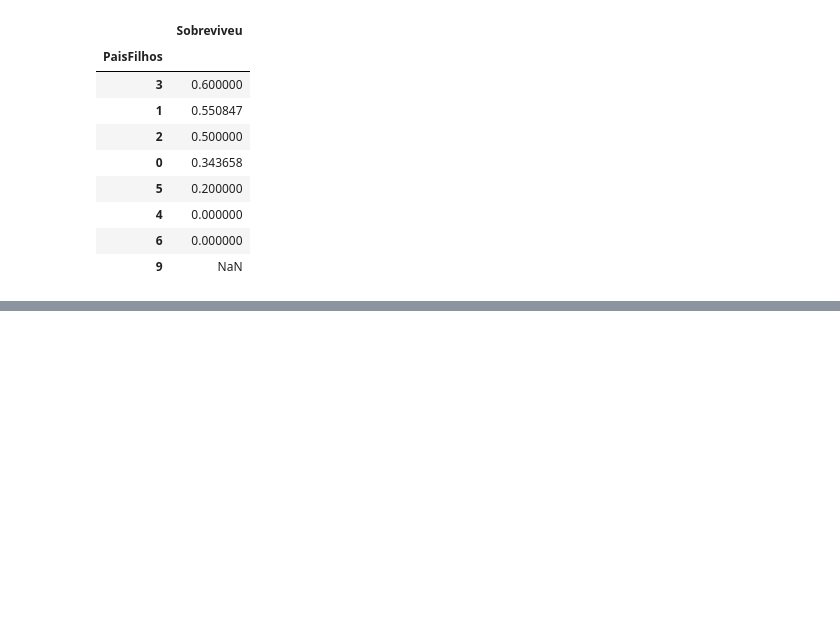
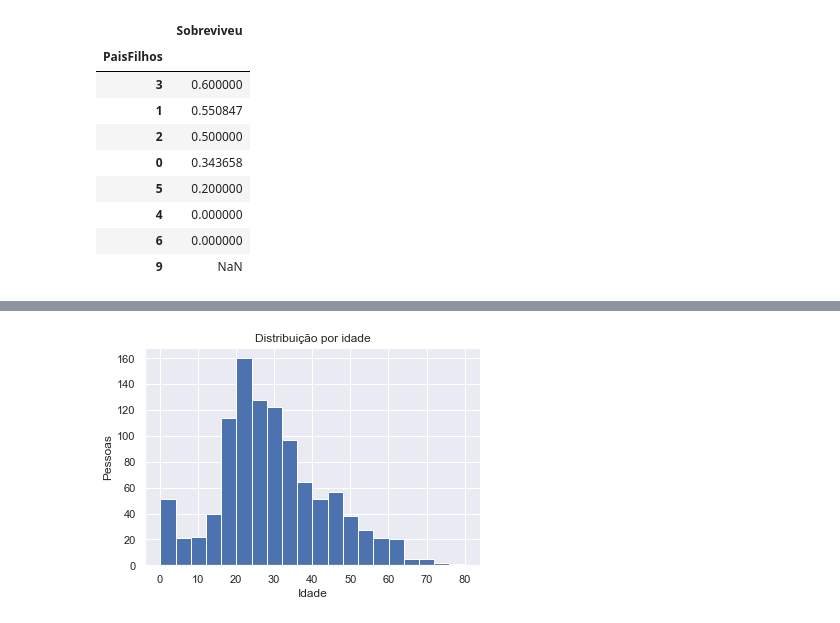
Before and after one commit to luizmachado/data_science, a Jupyter notebook: kaagle_titanic.ipynb, the cells around one changed output, grey strips where cells are left out. Cells and saved outputs as stored; diff of their text form; code cells hidden in the pictures; blank space fills up the shorter version.

```diff
--- a/kaagle_titanic.ipynb
+++ b/kaagle_titanic.ipynb
@@ -214,0 +300,9 @@ data[['PaisFilhos', 'Sobreviveu']].groupby(['PaisFilhos']).mean()\
+# %%
+#Distribuição de passageiros por idade
+plt.hist(data['Idade'].dropna(), bins=20)
+plt.title('Distribuição por idade')
+plt.xlabel('Idade')
+plt.ylabel('Pessoas')
+plt.show()
+# %% [output]
+[figure, added]
```
Also changed, not shown: parts of 20 cells of this notebook, 2 other files.
